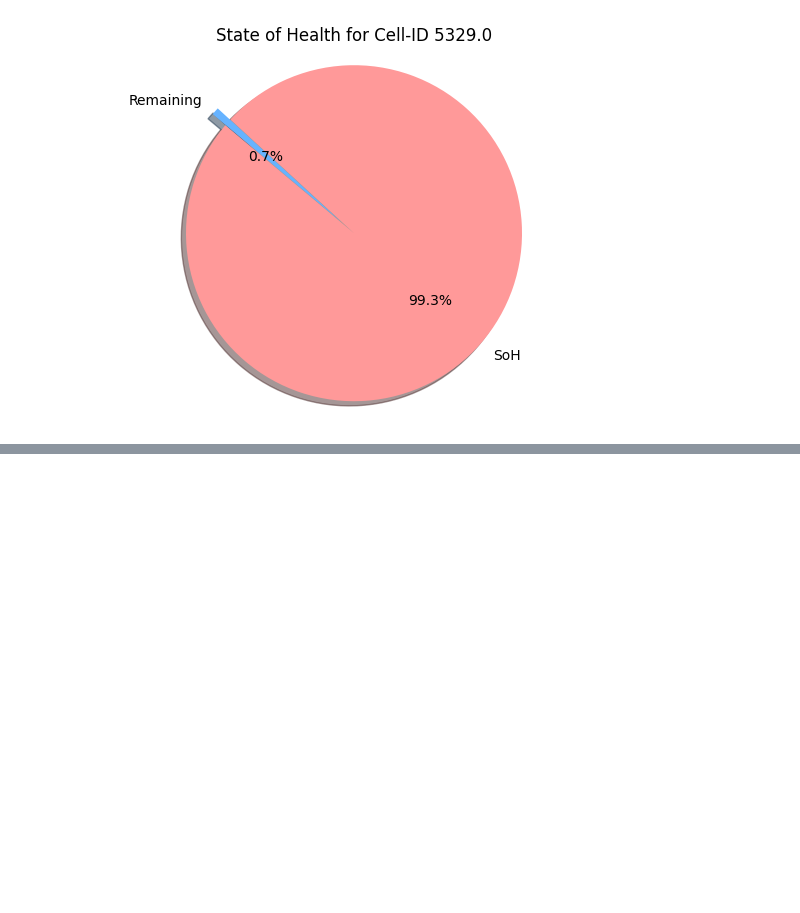
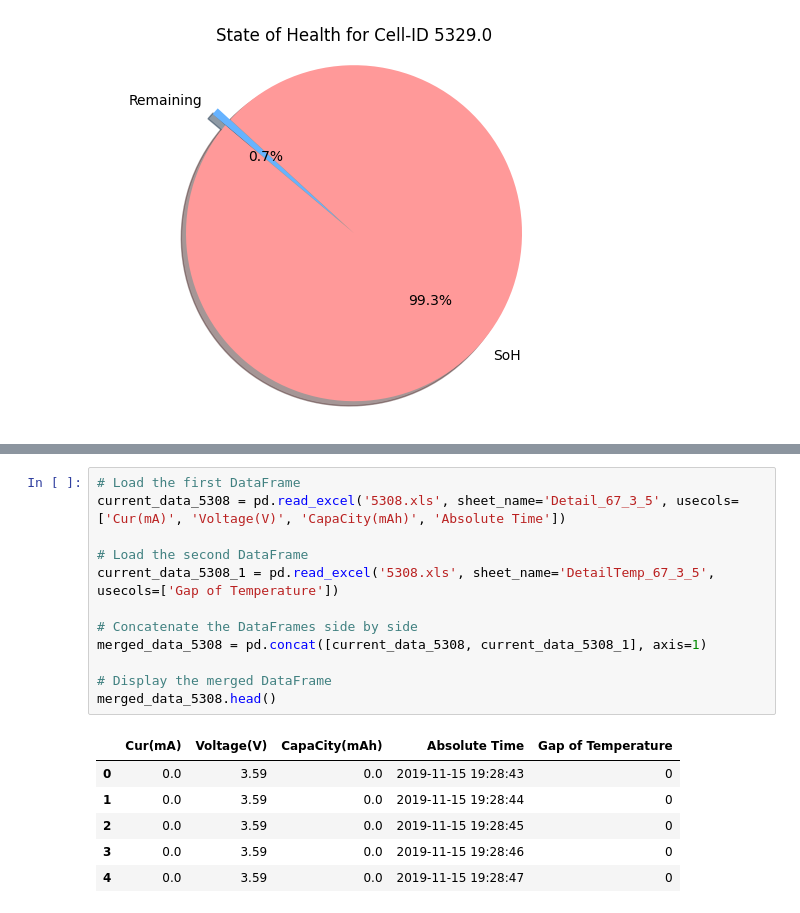
Before and after one commit to itmerk/Li-ion-cell-Battery-Health, a Jupyter notebook: Main.ipynb, the cells around one changed output, grey strips where cells are left out. Drawn from its saved outputs; the diff is of its cells as text; blank space fills up the shorter version.

```diff
--- a/Main.ipynb
+++ b/Main.ipynb
@@ -88,0 +101,19 @@ for index, row in df.iterrows():
+# %%
+# Load the first DataFrame
+current_data_5308 = pd.read_excel('5308.xls', sheet_name='Detail_67_3_5', usecols=['Cur(mA)', 'Voltage(V)', 'CapaCity(mAh)', 'Absolute Time'])
+
+# Load the second DataFrame
+current_data_5308_1 = pd.read_excel('5308.xls', sheet_name='DetailTemp_67_3_5', usecols=['Gap of Temperature'])
+
+# Concatenate the DataFrames side by side
+merged_data_5308 = pd.concat([current_data_5308, current_data_5308_1], axis=1)
+
+# Display the merged DataFrame
+merged_data_5308.head()
+# %% [output]
+|  | Cur(mA) | Voltage(V) | CapaCity(mAh) | Absolute Time | Gap of Temperature |
+| 0 | 0.0 | 3.59 | 0.0 | 2019-11-15 19:28:43 | 0 |
+| 1 | 0.0 | 3.59 | 0.0 | 2019-11-15 19:28:44 | 0 |
+| 2 | 0.0 | 3.59 | 0.0 | 2019-11-15 19:28:45 | 0 |
+| 3 | 0.0 | 3.59 | 0.0 | 2019-11-15 19:28:46 | 0 |
+| 4 | 0.0 | 3.59 | 0.0 | 2019-11-15 19:28:47 | 0 |
```
Also changed, not shown: parts of 12 cells of this notebook.
